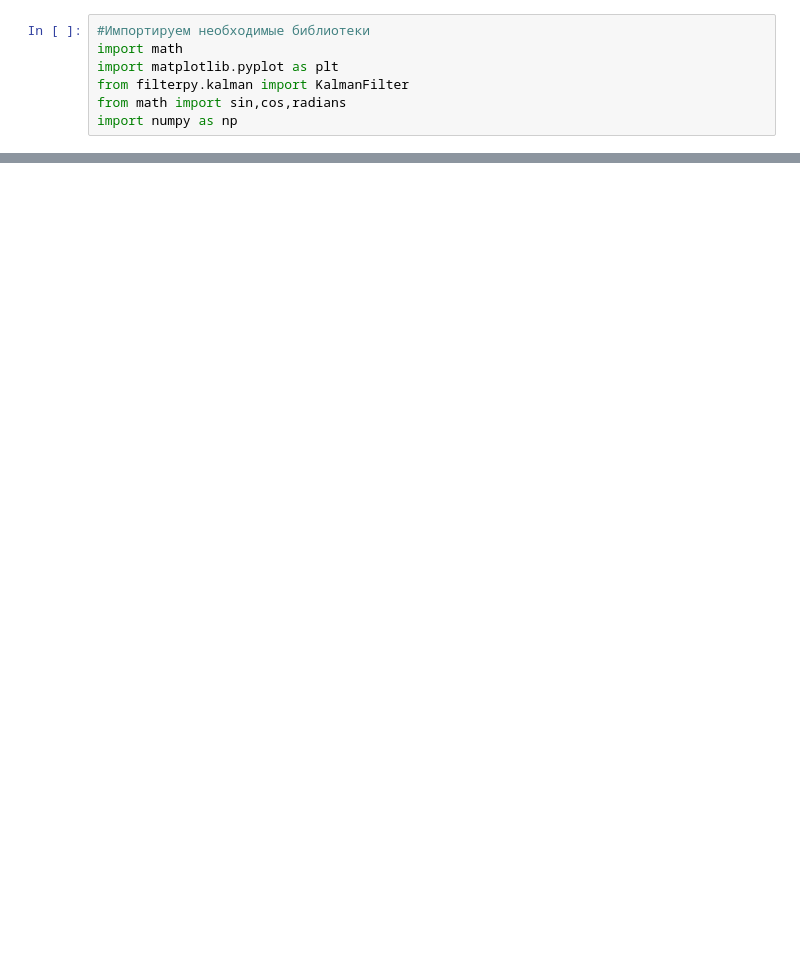
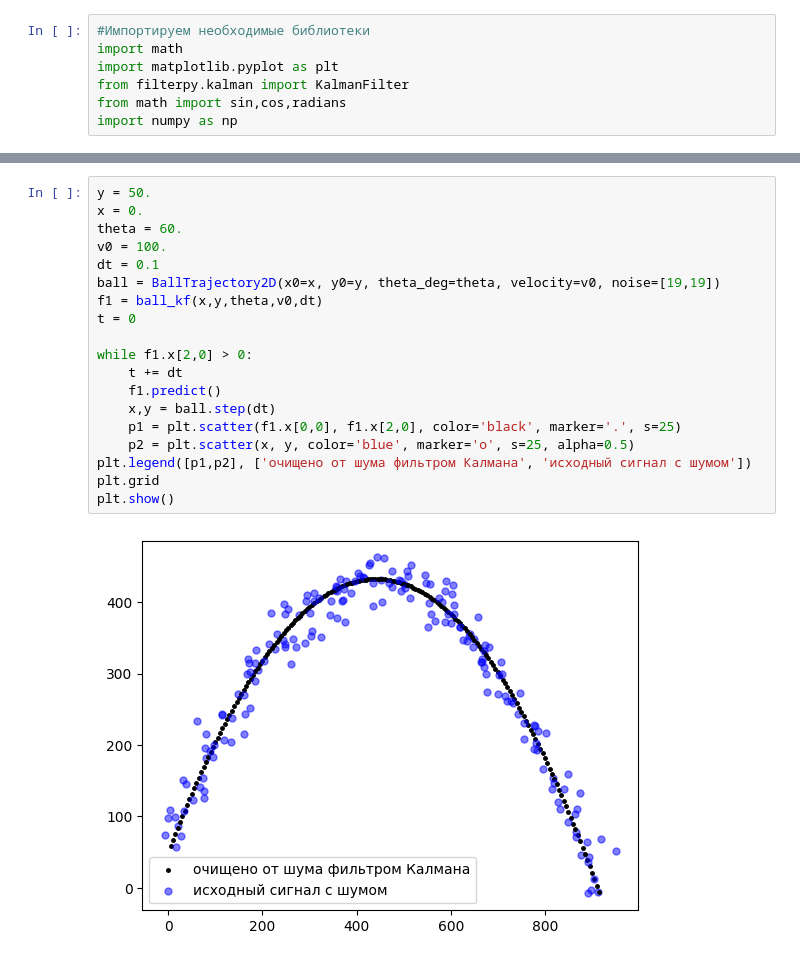
Before and after one commit to TAUforPython/denoising, a Jupyter notebook: фильтр_Калмана_пример_траектория_мяча.ipynb, the cells around one changed output, grey strips where cells are left out. Cells and saved outputs as stored; diff of their text form; blank space fills up the shorter version.

```diff
--- a/фильтр_Калмана_пример_траектория_мяча.ipynb
+++ b/фильтр_Калмана_пример_траектория_мяча.ipynb
@@ -178,0 +112,21 @@ plt.show()
+# %%
+y = 50.
+x = 0.
+theta = 60.
+v0 = 100.
+dt = 0.1
+ball = BallTrajectory2D(x0=x, y0=y, theta_deg=theta, velocity=v0, noise=[19,19])
+f1 = ball_kf(x,y,theta,v0,dt)
+t = 0
+
+while f1.x[2,0] > 0:
+    t += dt
+    f1.predict()
+    x,y = ball.step(dt)
+    p1 = plt.scatter(f1.x[0,0], f1.x[2,0], color='black', marker='.', s=25)
+    p2 = plt.scatter(x, y, color='blue', marker='o', s=25, alpha=0.5)
+plt.legend([p1,p2], ['очищено от шума фильтром Калмана', 'исходный сигнал с шумом'])
+plt.grid
+plt.show()
+# %% [output]
+[figure, added]
```
Also changed, not shown: parts of 4 cells of this notebook.
